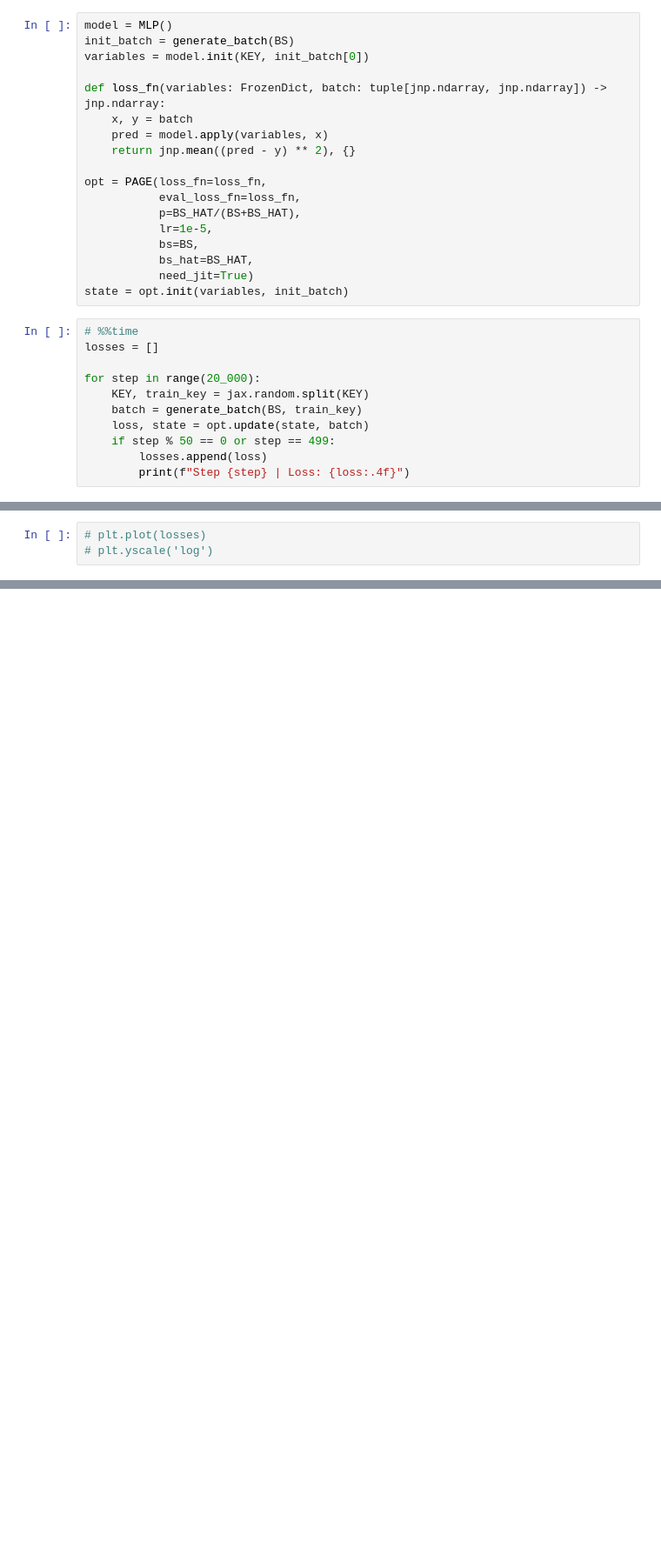
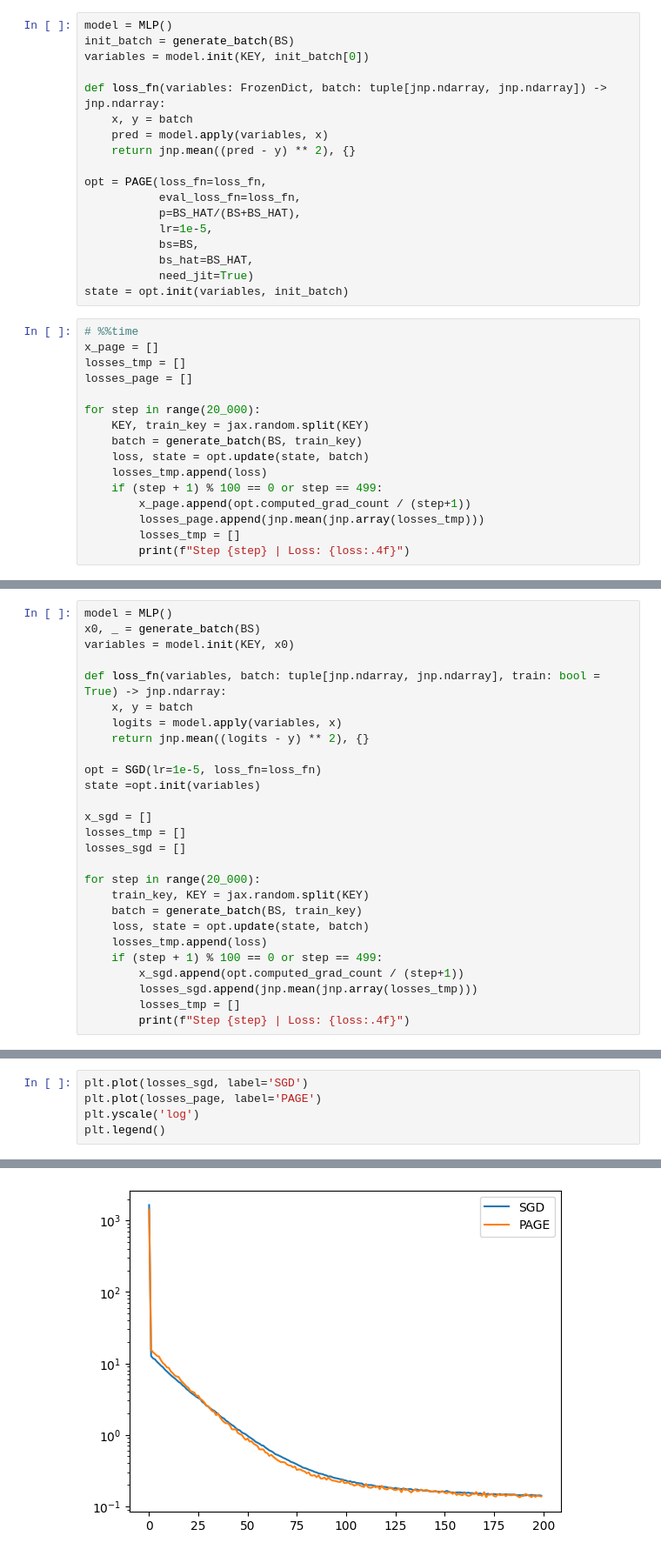
Before and after one commit to tsar1in/Optimization_8sem, a Jupyter notebook: page_test.ipynb, the cells around one changed output, grey strips where cells are left out. Shown: that part at 87% size. Saved outputs shown, nothing was run; the diff lists cells and outputs as text; blank space fills up the shorter version.

```diff
--- a/page_test.ipynb
+++ b/page_test.ipynb
@@ -40,13 +40,18 @@ opt = PAGE(loss_fn=loss_fn,
 state = opt.init(variables, init_batch)
 # %%
 # %%time
-losses = []
+x_page = []
+losses_tmp = []
+losses_page = []
 
 for step in range(20_000):
 	KEY, train_key = jax.random.split(KEY)
 	batch = generate_batch(BS, train_key)
 	loss, state = opt.update(state, batch)
-	if step % 50 == 0 or step == 499:
-		losses.append(loss)
+	losses_tmp.append(loss)
+	if (step + 1) % 100 == 0 or step == 499:
+		x_page.append(opt.computed_grad_count / (step+1))
+		losses_page.append(jnp.mean(jnp.array(losses_tmp)))
+		losses_tmp = []
 		print(f"Step {step} | Loss: {loss:.4f}")
 # %% [output]
@@ -69,0 +75,27 @@ Step 19950 | Loss: 0.1198
+# %%
+model = MLP()
+x0, _ = generate_batch(BS)
+variables = model.init(KEY, x0)
+
+def loss_fn(variables, batch: tuple[jnp.ndarray, jnp.ndarray], train: bool = True) -> jnp.ndarray:
+    x, y = batch
+    logits = model.apply(variables, x)
+    return jnp.mean((logits - y) ** 2), {}
+
+opt = SGD(lr=1e-5, loss_fn=loss_fn)
+state =opt.init(variables)
+
+x_sgd = []
+losses_tmp = []
+losses_sgd = []
+
+for step in range(20_000):
+	train_key, KEY = jax.random.split(KEY)
+	batch = generate_batch(BS, train_key)
+	loss, state = opt.update(state, batch)
+	losses_tmp.append(loss)
+	if (step + 1) % 100 == 0 or step == 499:
+		x_sgd.append(opt.computed_grad_count / (step+1))
+		losses_sgd.append(jnp.mean(jnp.array(losses_tmp)))
+		losses_tmp = []
+		print(f"Step {step} | Loss: {loss:.4f}")
@@ -70,3 +120,6 @@ Step 19950 | Loss: 0.1198
 # %%
-# plt.plot(losses)
-# plt.yscale('log')
+plt.plot(losses_sgd, label='SGD')
+plt.plot(losses_page, label='PAGE')
+plt.yscale('log')
+plt.legend()
+# %% [output]
@@ -72,0 +127 @@ Step 19950 | Loss: 0.1198
+[figure, added]
```
Also changed, not shown: parts of 6 cells of this notebook, 5 other files.
